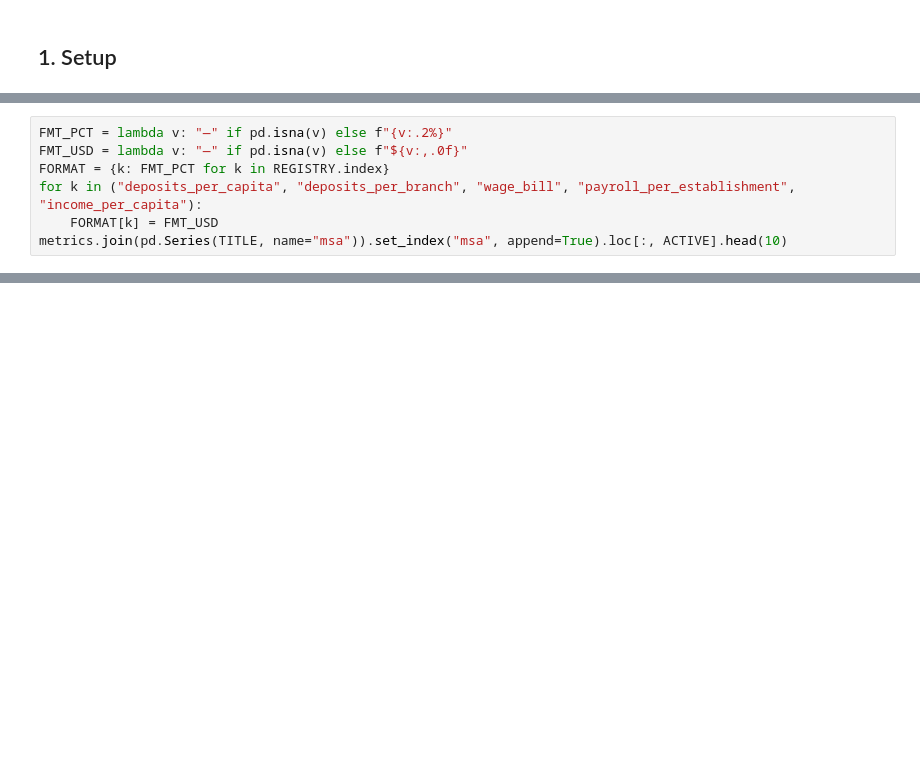
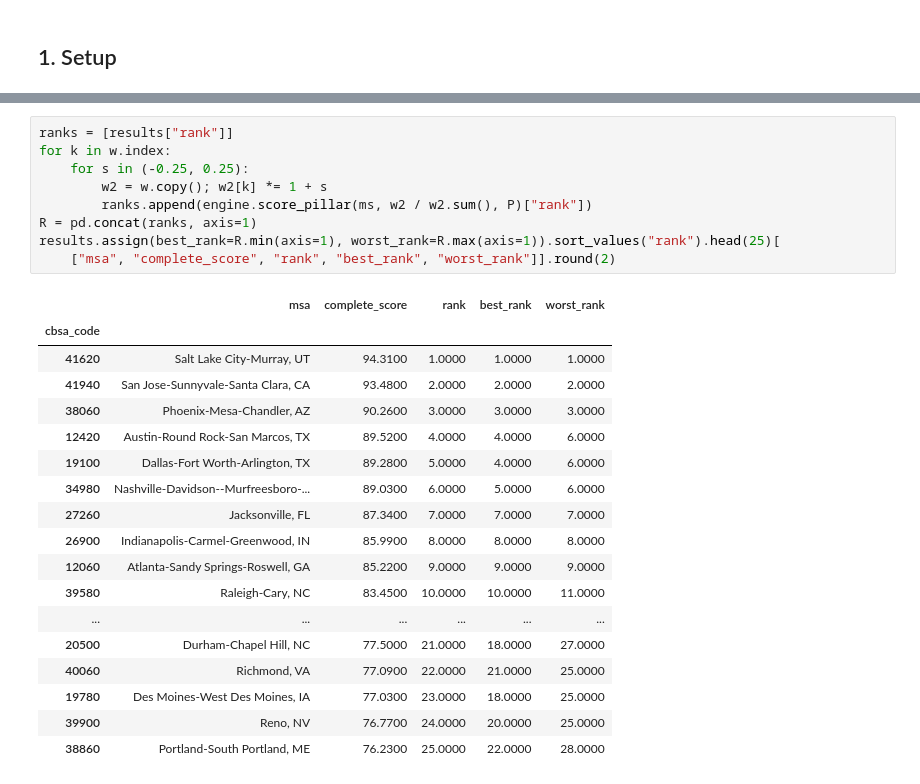
Before and after one commit to Kottakotavenkatakeerthika/bankunited-market-expansion, a Jupyter notebook: notebooks/pillar2_deposits_treasury.ipynb, the cells around one changed output, grey strips where cells are left out. Saved outputs shown, nothing was run; the diff lists cells and outputs as text; blank space fills up the shorter version.

```diff
--- a/notebooks/pillar2_deposits_treasury.ipynb
+++ b/notebooks/pillar2_deposits_treasury.ipynb
@@ -341,7 +10,0 @@ pd.DataFrame({"label": REGISTRY.label, "MSAs with a value": metrics.notna().sum(
-# %%
-FMT_PCT = lambda v: "—" if pd.isna(v) else f"{v:.2%}"
-FMT_USD = lambda v: "—" if pd.isna(v) else f"${v:,.0f}"
-FORMAT = {k: FMT_PCT for k in REGISTRY.index}
-for k in ("deposits_per_capita", "deposits_per_branch", "wage_bill", "payroll_per_establishment", "income_per_capita"):
-    FORMAT[k] = FMT_USD
-metrics.join(pd.Series(TITLE, name="msa")).set_index("msa", append=True).loc[:, ACTIVE].head(10)
@@ -550,0 +180,28 @@ wrote outputs\pillar_scores\pillar2_scores.csv and outputs\pillar_scores\pillar2
+# %%
+ranks = [results["rank"]]
+for k in w.index:
+    for s in (-0.25, 0.25):
+        w2 = w.copy(); w2[k] *= 1 + s
+        ranks.append(engine.score_pillar(ms, w2 / w2.sum(), P)["rank"])
+R = pd.concat(ranks, axis=1)
+results.assign(best_rank=R.min(axis=1), worst_rank=R.max(axis=1)).sort_values("rank").head(25)[
+    ["msa", "complete_score", "rank", "best_rank", "worst_rank"]].round(2)
+# %% [output]
+|  | msa | complete_score | rank | best_rank | worst_rank |
+| cbsa_code |  |  |  |  |  |
+| 41620 | Salt Lake City-Murray, UT | 94.3100 | 1.0000 | 1.0000 | 1.0000 |
+| 41940 | San Jose-Sunnyvale-Santa Clara, CA | 93.4800 | 2.0000 | 2.0000 | 2.0000 |
+| 38060 | Phoenix-Mesa-Chandler, AZ | 90.2600 | 3.0000 | 3.0000 | 3.0000 |
+| 12420 | Austin-Round Rock-San Marcos, TX | 89.5200 | 4.0000 | 4.0000 | 6.0000 |
+| 19100 | Dallas-Fort Worth-Arlington, TX | 89.2800 | 5.0000 | 4.0000 | 6.0000 |
+| 34980 | Nashville-Davidson--Murfreesboro-... | 89.0300 | 6.0000 | 5.0000 | 6.0000 |
+| 27260 | Jacksonville, FL | 87.3400 | 7.0000 | 7.0000 | 7.0000 |
+| 26900 | Indianapolis-Carmel-Greenwood, IN | 85.9900 | 8.0000 | 8.0000 | 8.0000 |
+| 12060 | Atlanta-Sandy Springs-Roswell, GA | 85.2200 | 9.0000 | 9.0000 | 9.0000 |
+| 39580 | Raleigh-Cary, NC | 83.4500 | 10.0000 | 10.0000 | 11.0000 |
+| ... | ... | ... | ... | ... | ... |
+| 20500 | Durham-Chapel Hill, NC | 77.5000 | 21.0000 | 18.0000 | 27.0000 |
+| 40060 | Richmond, VA | 77.0900 | 22.0000 | 21.0000 | 25.0000 |
+| 19780 | Des Moines-West Des Moines, IA | 77.0300 | 23.0000 | 18.0000 | 25.0000 |
+| 39900 | Reno, NV | 76.7700 | 24.0000 | 20.0000 | 25.0000 |
+| 38860 | Portland-South Portland, ME | 76.2300 | 25.0000 | 22.0000 | 28.0000 |
```
Also changed, not shown: parts of 44 cells of this notebook, 42 other files.
